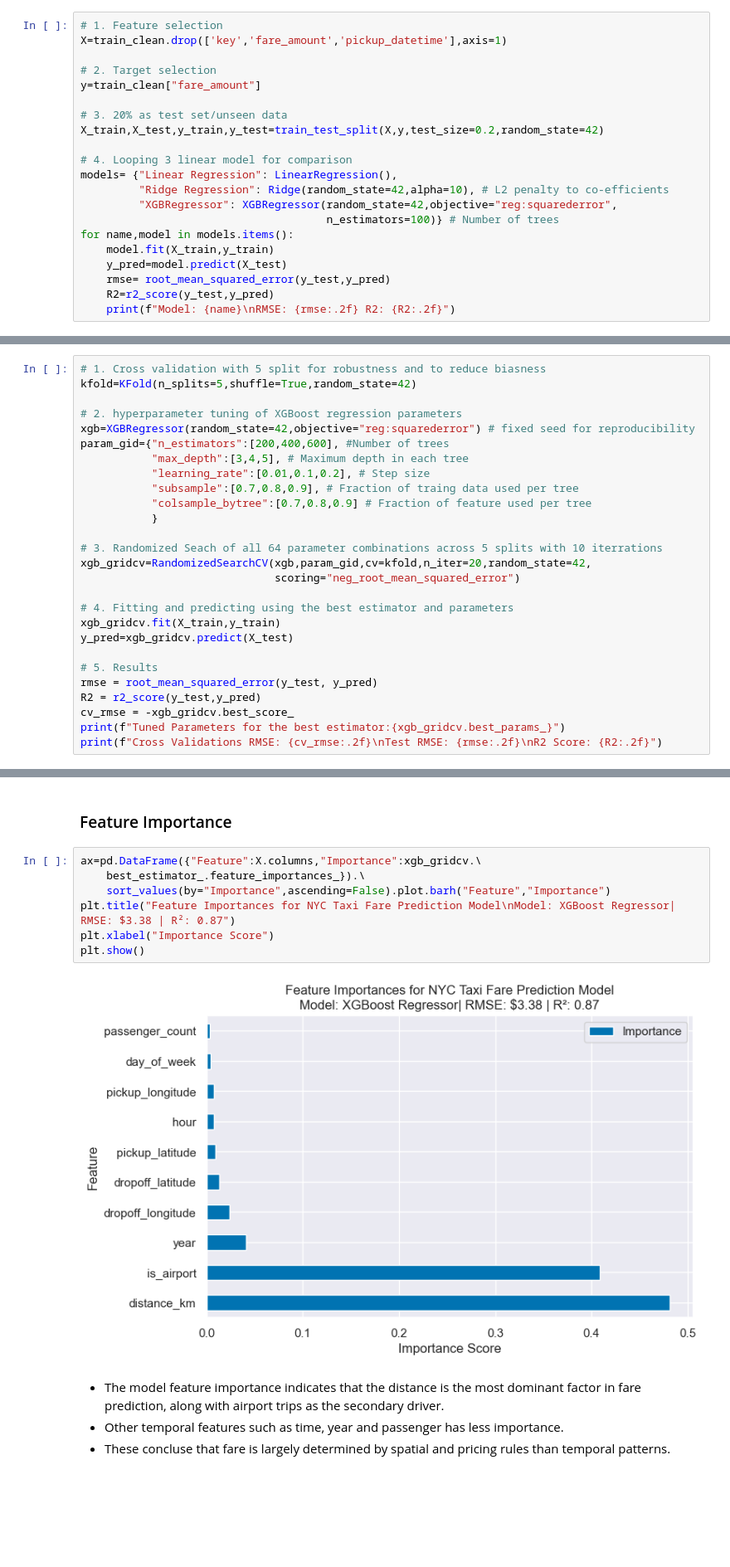
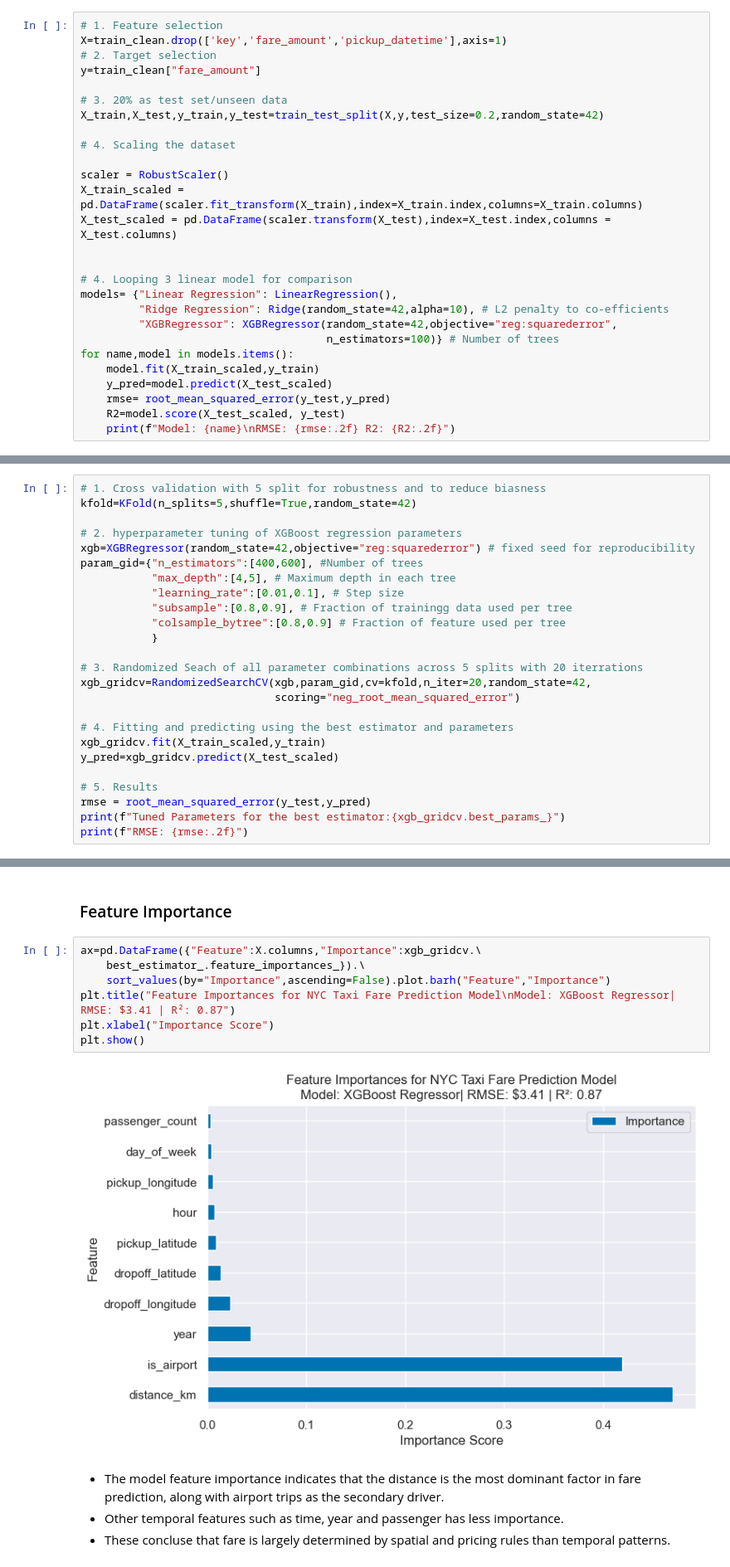
Before and after one commit to aguchhait-stack/nyc-taxi-fare-prediction, a Jupyter notebook: nyc-taxi-fare-prediction.ipynb, the cells around one changed output, grey strips where cells are left out. Shown at 83% size. Drawn from its saved outputs; the diff is of its cells as text; blank space fills up the shorter version.

Commit message:
Add the Robost Scaling to the pipeline

```diff
--- a/nyc-taxi-fare-prediction.ipynb
+++ b/nyc-taxi-fare-prediction.ipynb
@@ -254,12 +255,18 @@ plt.show()
 # %%
 # 1. Feature selection
 X=train_clean.drop(['key','fare_amount','pickup_datetime'],axis=1)
-
 # 2. Target selection
 y=train_clean["fare_amount"]
 
 # 3. 20% as test set/unseen data
 X_train,X_test,y_train,y_test=train_test_split(X,y,test_size=0.2,random_state=42)
+
+# 4. Scaling the dataset
+
+scaler = RobustScaler()
+X_train_scaled = pd.DataFrame(scaler.fit_transform(X_train),index=X_train.index,columns=X_train.columns)
+X_test_scaled = pd.DataFrame(scaler.transform(X_test),index=X_test.index,columns = X_test.columns)
+
 
 # 4. Looping 3 linear model for comparison
 models= {"Linear Regression": LinearRegression(),
@@ -267,10 +274,10 @@ models= {"Linear Regression": LinearRegression(),
          "XGBRegressor": XGBRegressor(random_state=42,objective="reg:squarederror",
                                       n_estimators=100)} # Number of trees
 for name,model in models.items():
-    model.fit(X_train,y_train)
-    y_pred=model.predict(X_test)
+    model.fit(X_train_scaled,y_train)
+    y_pred=model.predict(X_test_scaled)
     rmse= root_mean_squared_error(y_test,y_pred)
-    R2=r2_score(y_test,y_pred)
+    R2=model.score(X_test_scaled, y_test)
     print(f"Model: {name}\nRMSE: {rmse:.2f} R2: {R2:.2f}")
 # %% [output]
 Model: Linear Regression
@@ -289,25 +296,23 @@ kfold=KFold(n_splits=5,shuffle=True,random_state=42)
 
 # 2. hyperparameter tuning of XGBoost regression parameters
 xgb=XGBRegressor(random_state=42,objective="reg:squarederror") # fixed seed for reproducibility
-param_gid={"n_estimators":[200,400,600], #Number of trees
-           "max_depth":[3,4,5], # Maximum depth in each tree
-           "learning_rate":[0.01,0.1,0.2], # Step size
-           "subsample":[0.7,0.8,0.9], # Fraction of traing data used per tree
-           "colsample_bytree":[0.7,0.8,0.9] # Fraction of feature used per tree
+param_gid={"n_estimators":[400,600], #Number of trees
+           "max_depth":[4,5], # Maximum depth in each tree
+           "learning_rate":[0.01,0.1], # Step size
+           "subsample":[0.8,0.9], # Fraction of trainingg data used per tree
+           "colsample_bytree":[0.8,0.9] # Fraction of feature used per tree
            }
 
-# 3. Randomized Seach of all 64 parameter combinations across 5 splits with 10 iterrations
+# 3. Randomized Seach of all parameter combinations across 5 splits with 20 iterrations
 xgb_gridcv=RandomizedSearchCV(xgb,param_gid,cv=kfold,n_iter=20,random_state=42,
                               scoring="neg_root_mean_squared_error")
 
 # 4. Fitting and predicting using the best estimator and parameters
-xgb_gridcv.fit(X_train,y_train)
-y_pred=xgb_gridcv.predict(X_test)
+xgb_gridcv.fit(X_train_scaled,y_train)
+y_pred=xgb_gridcv.predict(X_test_scaled)
 
 # 5. Results
-rmse = root_mean_squared_error(y_test, y_pred)
-R2 = r2_score(y_test,y_pred)
-cv_rmse = -xgb_gridcv.best_score_
+rmse = root_mean_squared_error(y_test,y_pred)
 print(f"Tuned Parameters for the best estimator:{xgb_gridcv.best_params_}")
-print(f"Cross Validations RMSE: {cv_rmse:.2f}\nTest RMSE: {rmse:.2f}\nR2 Score: {R2:.2f}")
+print(f"RMSE: {rmse:.2f}")
 # %% [output]
@@ -322,12 +325,12 @@ R2 Score: 0.87
 # %%
 ax=pd.DataFrame({"Feature":X.columns,"Importance":xgb_gridcv.\
     best_estimator_.feature_importances_}).\
     sort_values(by="Importance",ascending=False).plot.barh("Feature","Importance")
-plt.title("Feature Importances for NYC Taxi Fare Prediction Model\nModel: XGBoost Regressor| RMSE: $3.38 | R²: 0.87")
+plt.title("Feature Importances for NYC Taxi Fare Prediction Model\nModel: XGBoost Regressor| RMSE: $3.41 | R²: 0.87")
 plt.xlabel("Importance Score")
 plt.show()
 # %% [output]
-[figure, old version]
+[figure, new version]
 # %% [markdown]
 - The model feature importance indicates that the distance is the most dominant factor in fare prediction, along with airport trips as  the secondary driver.
 - Other temporal features such as time, year and passenger has less importance.
```
Also changed, not shown: parts of 7 cells of this notebook, 5 other files.
